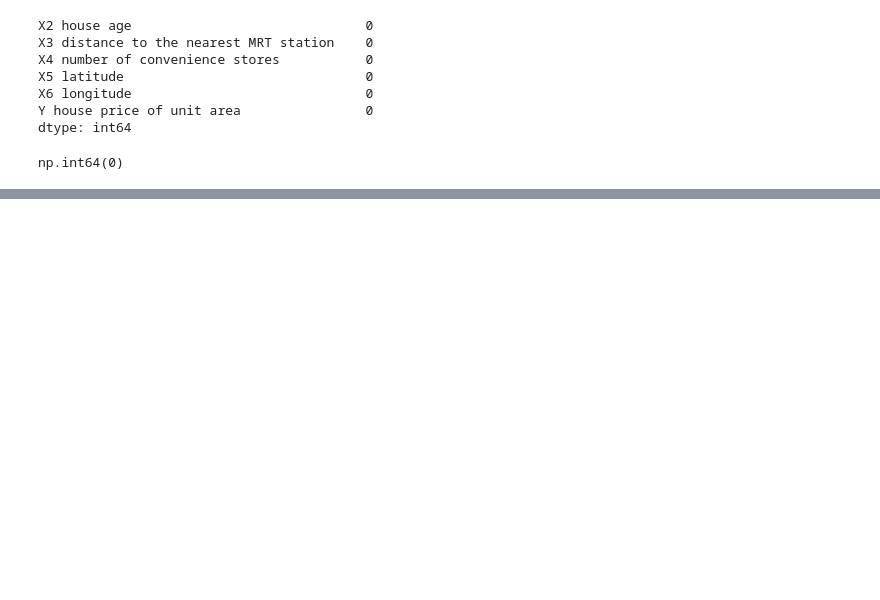
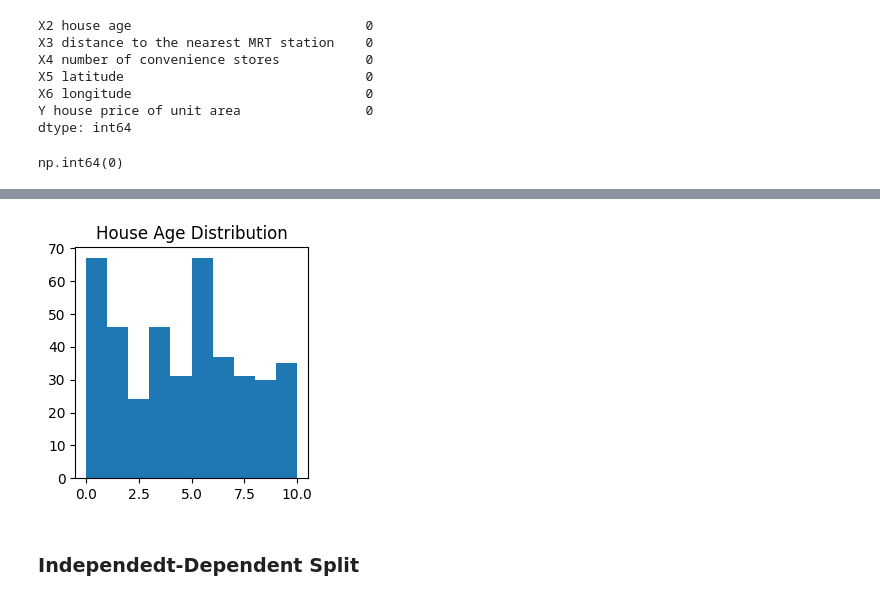
Before and after one commit to atullya/Python_NCCS, a Jupyter notebook: 21_linear-legression.ipynb, the cells around one changed output, grey strips where cells are left out. Drawn from its saved outputs; the diff is of its cells as text; code cells hidden in the pictures; blank space fills up the shorter version.

```diff
--- a/21_linear-legression.ipynb
+++ b/21_linear-legression.ipynb
@@ -54,0 +157,13 @@ np.int64(0)
+# %%
+import numpy as np
+import matplotlib.pyplot as plt
+plt.figure(figsize=(3,3))
+plt.hist(
+   df['X4 number of convenience stores']
+    )
+plt.title('House Age Distribution')
+plt.show()
+# %% [output]
+[figure, added]
+# %% [markdown]
+### Independedt-Dependent Split
```
Also changed, not shown: parts of 12 cells of this notebook.
